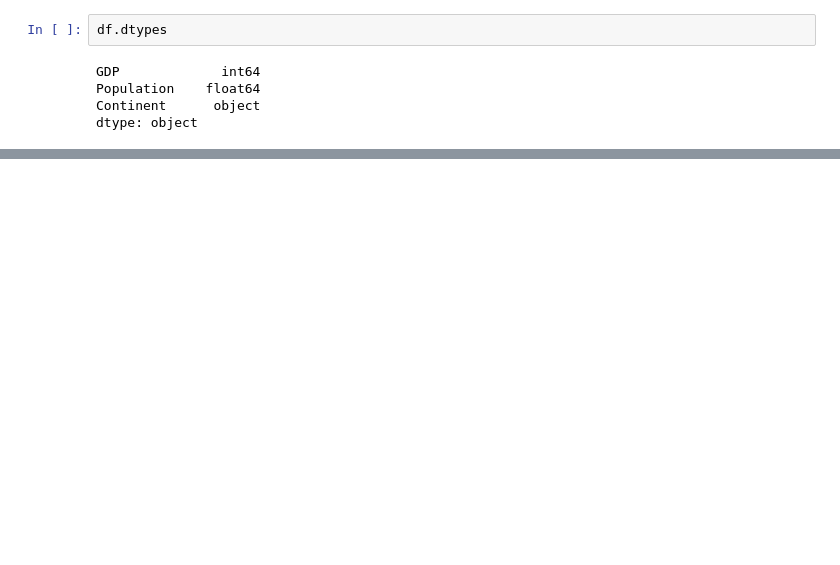
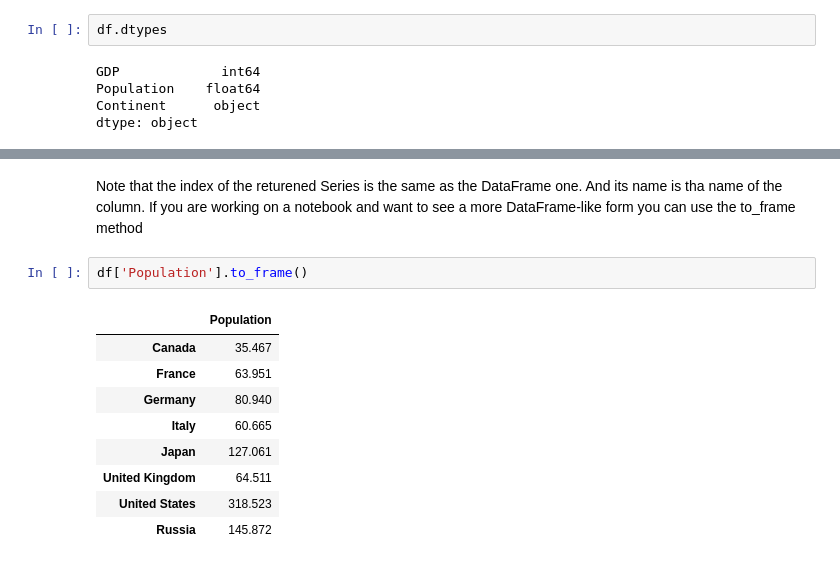
Before and after one commit to imekss/phyton_analytics_demo, a Jupyter notebook: pandas_dataframe.ipynb, the cells around one changed output, grey strips where cells are left out. Drawn from its saved outputs; the diff is of its cells as text; blank space fills up the shorter version.

```diff
--- a/pandas_dataframe.ipynb
+++ b/pandas_dataframe.ipynb
@@ -88,0 +104,14 @@ dtype: object
+# %% [markdown]
+Note that the index of the returened Series is the same as the DataFrame one. And its name is tha name of the column. If you are working on a notebook and want to see a more DataFrame-like form you can use the to_frame method
+# %%
+df['Population'].to_frame()
+# %% [output]
+|  | Population |
+| Canada | 35.467 |
+| France | 63.951 |
+| Germany | 80.940 |
+| Italy | 60.665 |
+| Japan | 127.061 |
+| United Kingdom | 64.511 |
+| United States | 318.523 |
+| Russia | 145.872 |
```
Also changed, not shown: parts of 10 cells of this notebook.
